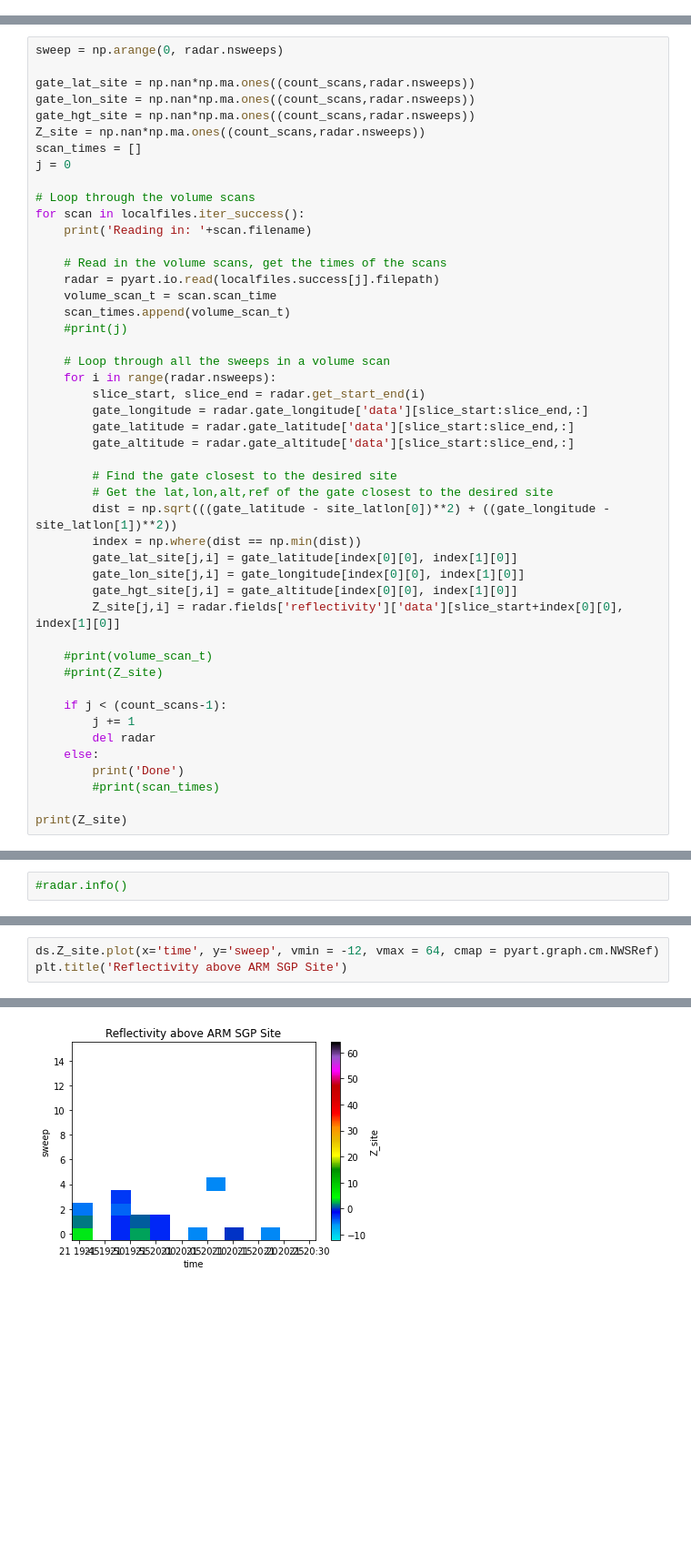
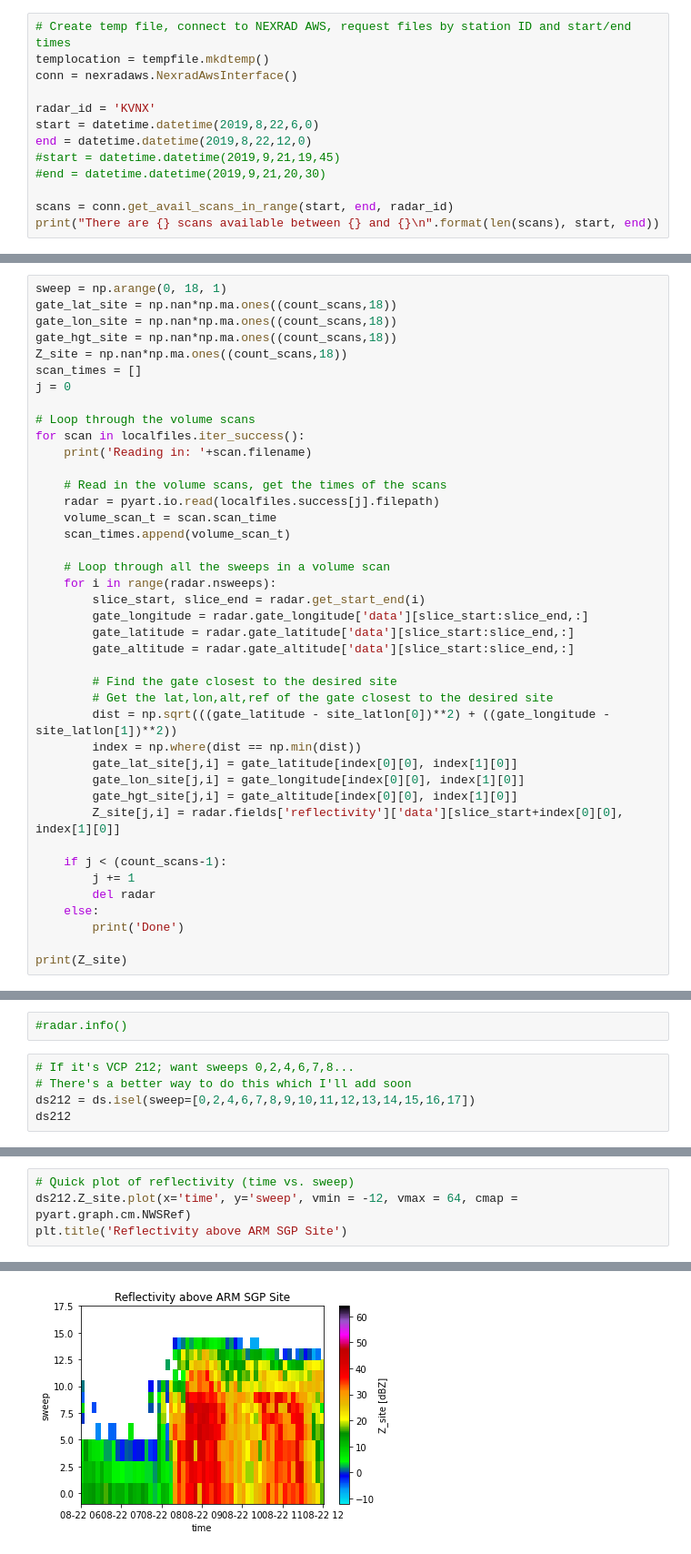
Before and after one commit to waggle-sensor/summer2021, a Jupyter notebook: Andrews/NEXRAD_TimeHeightPlots-Copy1.ipynb, the cells around one changed output, grey strips where cells are left out. Shown at 91% size. Cells and saved outputs as stored; diff of their text form; blank space fills up the shorter version.

```diff
--- a/Andrews/NEXRAD_TimeHeightPlots-Copy1.ipynb
+++ b/Andrews/NEXRAD_TimeHeightPlots-Copy1.ipynb
@@ -27,0 +28,13 @@ There are 14 scans available between 2019-09-21 19:45:00 and 2019-09-21 20:30:00
+# %%
+# Create temp file, connect to NEXRAD AWS, request files by station ID and start/end times
+templocation = tempfile.mkdtemp()
+conn = nexradaws.NexradAwsInterface()
+
+radar_id = 'KVNX'
+start = datetime.datetime(2019,8,22,6,0)
+end = datetime.datetime(2019,8,22,12,0)
+#start = datetime.datetime(2019,9,21,19,45)
+#end = datetime.datetime(2019,9,21,20,30)
+
+scans = conn.get_avail_scans_in_range(start, end, radar_id)
+print("There are {} scans available between {} and {}\n".format(len(scans), start, end))
@@ -65,10 +85,9 @@ Downloaded KVNX20190921_194530_V06
 # %%
-sweep = np.arange(0, radar.nsweeps)
-
-gate_lat_site = np.nan*np.ma.ones((count_scans,radar.nsweeps))
-gate_lon_site = np.nan*np.ma.ones((count_scans,radar.nsweeps))
-gate_hgt_site = np.nan*np.ma.ones((count_scans,radar.nsweeps))
-Z_site = np.nan*np.ma.ones((count_scans,radar.nsweeps))
+sweep = np.arange(0, 18, 1)
+gate_lat_site = np.nan*np.ma.ones((count_scans,18))
+gate_lon_site = np.nan*np.ma.ones((count_scans,18))
+gate_hgt_site = np.nan*np.ma.ones((count_scans,18))
+Z_site = np.nan*np.ma.ones((count_scans,18))
 scan_times = []
 j = 0
 
@@ -80,7 +99,6 @@ for scan in localfiles.iter_success():
     radar = pyart.io.read(localfiles.success[j].filepath)
     volume_scan_t = scan.scan_time
     scan_times.append(volume_scan_t)
-    #print(j)
 
     # Loop through all the sweeps in a volume scan
     for i in range(radar.nsweeps):
@@ -98,15 +116,11 @@ for scan in localfiles.iter_success():
         gate_hgt_site[j,i] = gate_altitude[index[0][0], index[1][0]]
         Z_site[j,i] = radar.fields['reflectivity']['data'][slice_start+index[0][0], index[1][0]]
 
-    #print(volume_scan_t)
-    #print(Z_site)
-
     if j < (count_scans-1):
         j += 1
         del radar
     else:
         print('Done')
-        #print(scan_times)
 
 print(Z_site)
 # %% [output]
@@ -155,3 +168,8 @@ gate_hgt_site.attrs = ds.gate_hgt_site.attrs
 gate_hgt_site.attrs['units'] = 'Meters'
 # %%
 #radar.info()
+# %%
+# If it's VCP 212; want sweeps 0,2,4,6,7,8...
+# There's a better way to do this which I'll add soon
+ds212 = ds.isel(sweep=[0,2,4,6,7,8,9,10,11,12,13,14,15,16,17])
+ds212
@@ -158,6 +187,7 @@ gate_hgt_site.attrs['units'] = 'Meters'
 # %%
-ds.Z_site.plot(x='time', y='sweep', vmin = -12, vmax = 64, cmap = pyart.graph.cm.NWSRef)
+# Quick plot of reflectivity (time vs. sweep)
+ds212.Z_site.plot(x='time', y='sweep', vmin = -12, vmax = 64, cmap = pyart.graph.cm.NWSRef)
 plt.title('Reflectivity above ARM SGP Site')
 # %% [output]
 Text(0.5, 1.0, 'Reflectivity above ARM SGP Site')
-[figure, old version]
+[figure, new version]
```
Also changed, not shown: parts of 12 cells of this notebook.
